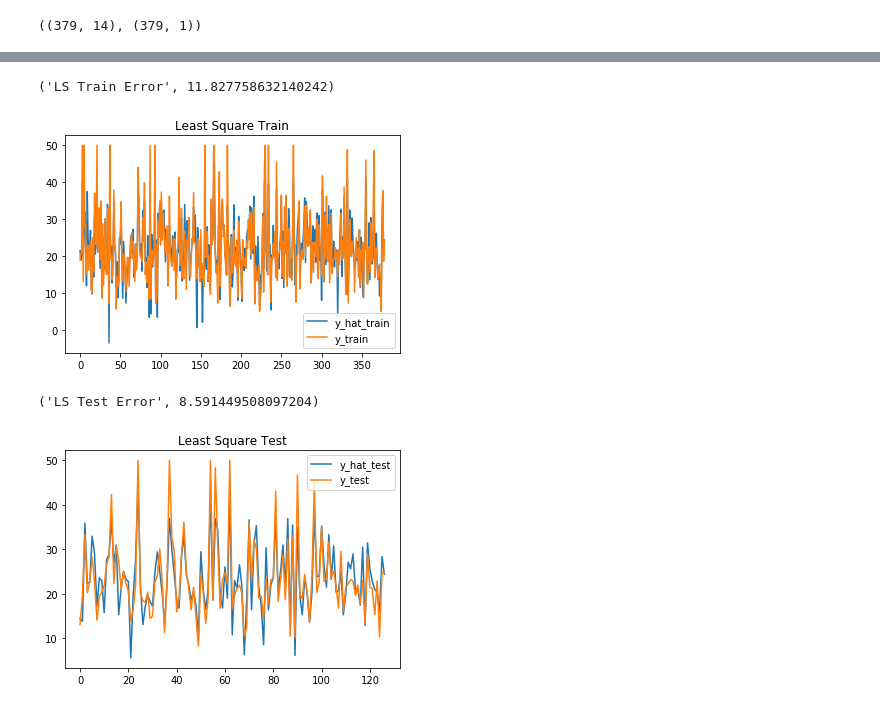
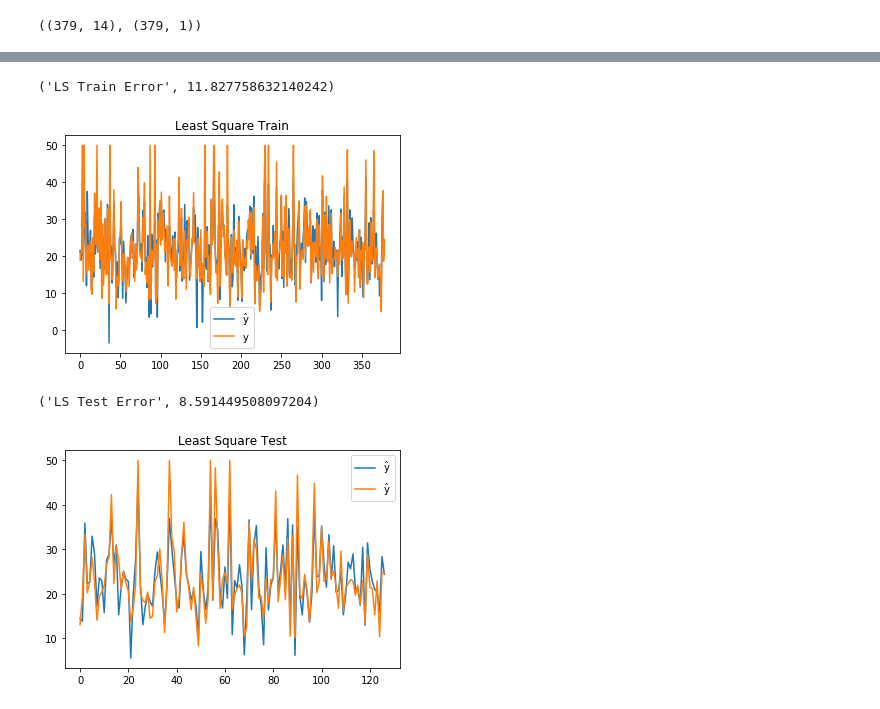
Before and after one commit to liziniu/High-Dimension-Data-Analysis, a Jupyter notebook: Linear Model/Least Square.ipynb, the cells around one changed output, grey strips where cells are left out. Drawn from its saved outputs; the diff is of its cells as text; code cells hidden in the pictures.

```diff
--- a/Linear Model/Least Square.ipynb
+++ b/Linear Model/Least Square.ipynb
@@ -51,27 +64,27 @@ beta.shape
 # %%
 y_hat_train_ = np.dot(X_train_, beta)
 y_hat_train = y_scale.inverse_transform(y_hat_train_)
-plt.plot(y_hat_train, label="y_hat_train")
-plt.plot(y_train, label="y_train")
+plt.plot(y_hat_train, label="$\mathrm{\hat y}$")
+plt.plot(y_train, label="$\mathrm{y}$")
 plt.title("Least Square Train")
 plt.legend()
 train_error = np.sum(np.square(y_hat_train - y_train))/(2*X_train.shape[0])
 "LS Train Error", train_error
 # %% [output]
 ('LS Train Error', 11.827758632140242)
-[figure, old version]
+[figure, new version]
 # %%
 y_hat_test_ = np.dot(X_test_, beta)
 y_hat_test = y_scale.inverse_transform(y_hat_test_)
-plt.plot(y_hat_test, label="y_hat_test")
-plt.plot(y_test, label="y_test")
+plt.plot(y_hat_test, label="$\mathrm{\hat y}$")
+plt.plot(y_test, label="$\mathrm{\hat y}$")
 plt.title("Least Square Test")
 plt.legend()
 test_error = np.sum(np.square(y_hat_test - y_test))/(2*y_test.shape[0])
 "LS Test Error", test_error
 # %% [output]
 ('LS Test Error', 8.591449508097204)
-[figure, old version]
+[figure, new version]
 # %% [markdown]
 ### Gradient Descent
 
```
Also changed, not shown: parts of 9 cells of this notebook, 1 other file.
